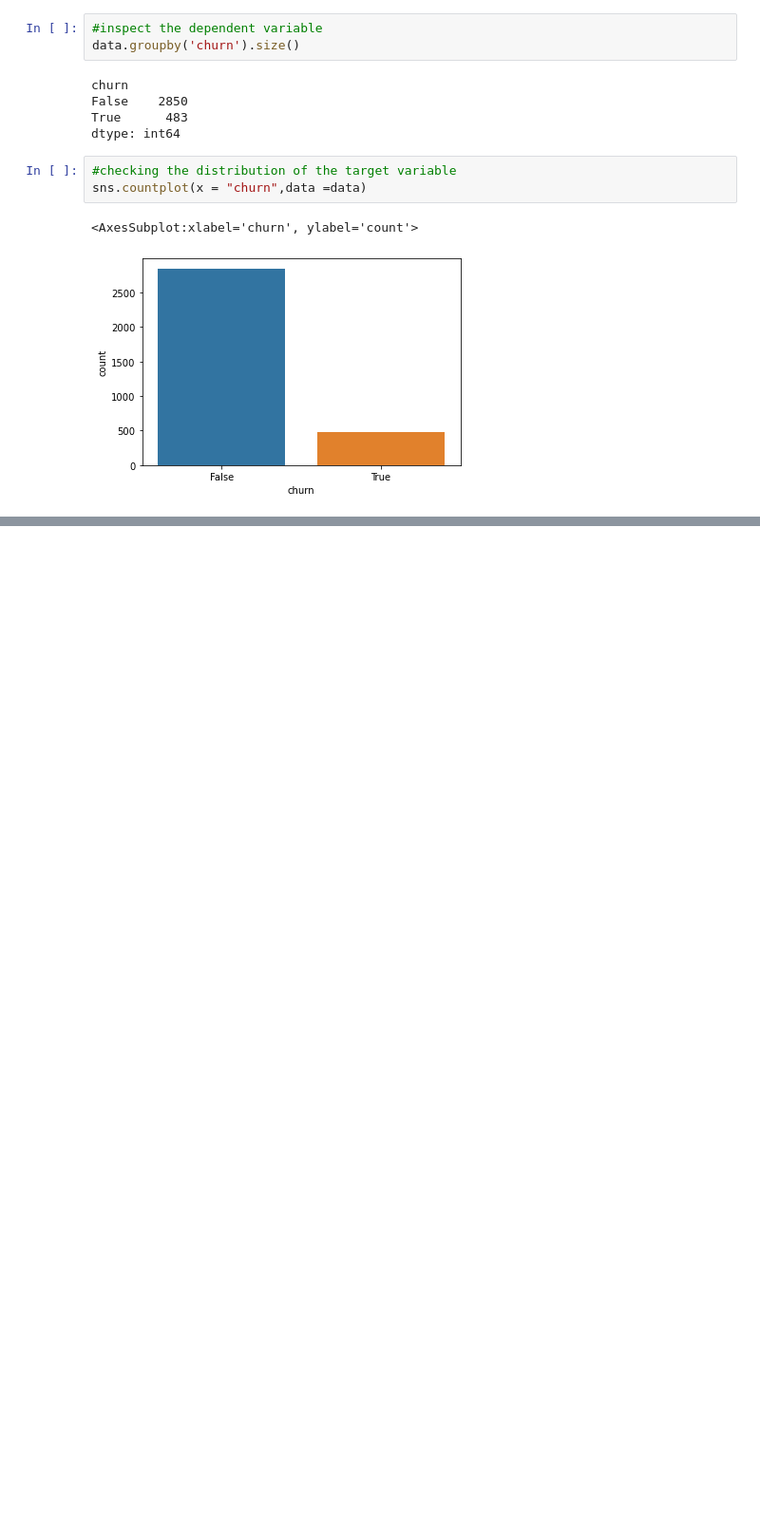
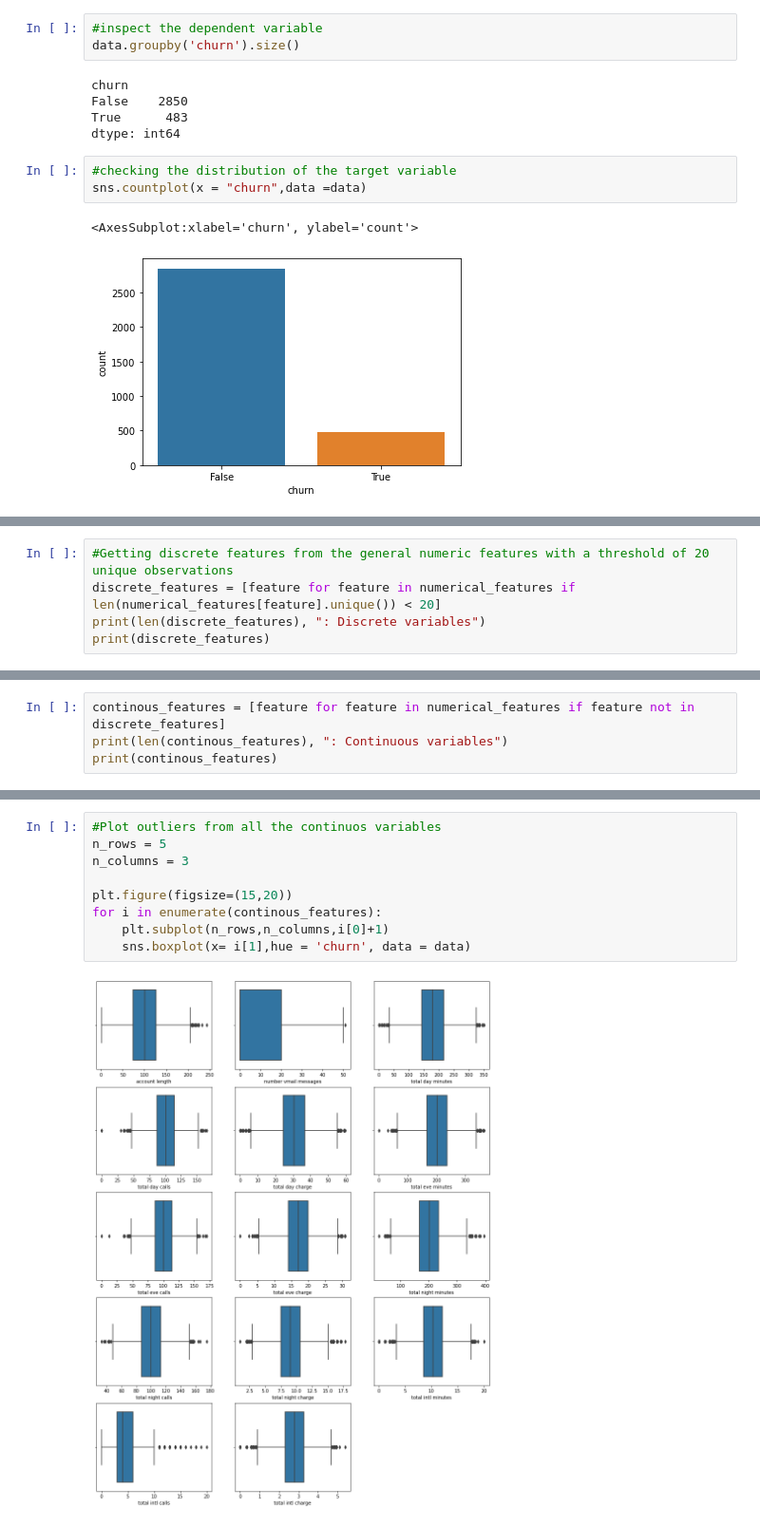
Before and after one commit to PatienceAnono/-SyriaTel-Customer-Churn-Project, a Jupyter notebook: SyriaTel Customer Churn.ipynb, the cells around one changed output, grey strips where cells are left out. Shown at 95% size. Saved outputs shown, nothing was run; the diff lists cells and outputs as text; blank space fills up the shorter version.

```diff
--- a/SyriaTel Customer Churn.ipynb
+++ b/SyriaTel Customer Churn.ipynb
@@ -184,0 +248,5 @@ sns.countplot(x = "churn",data =data)
+# %%
+#Getting discrete features from the general numeric features with a threshold of 20 unique observations
+discrete_features = [feature for feature in numerical_features if len(numerical_features[feature].unique()) < 20]
+print(len(discrete_features), ": Discrete variables")
+print(discrete_features)
@@ -184,0 +256,4 @@ sns.countplot(x = "churn",data =data)
+# %%
+continous_features = [feature for feature in numerical_features if feature not in discrete_features]
+print(len(continous_features), ": Continuous variables")
+print(continous_features)
@@ -184,0 +317,11 @@ sns.countplot(x = "churn",data =data)
+# %%
+#Plot outliers from all the continuos variables
+n_rows = 5
+n_columns = 3
+
+plt.figure(figsize=(15,20))
+for i in enumerate(continous_features):
+    plt.subplot(n_rows,n_columns,i[0]+1)
+    sns.boxplot(x= i[1],hue = 'churn', data = data)
+# %% [output]
+[figure, added]
```
Also changed, not shown: parts of 17 cells of this notebook.
